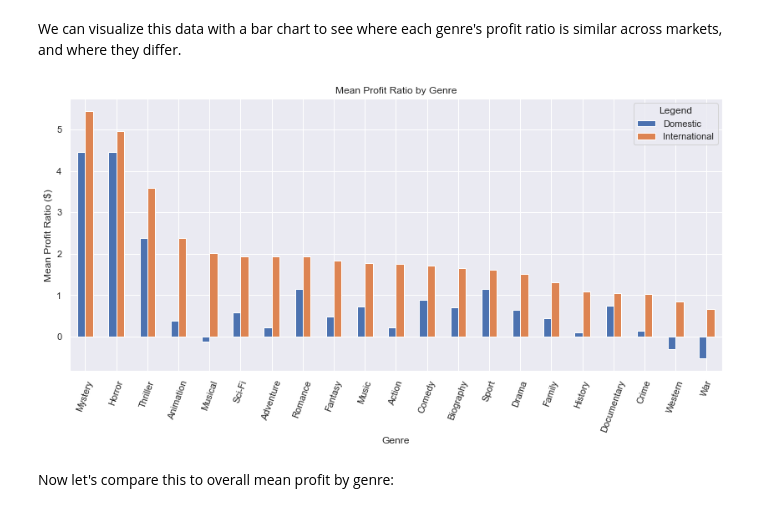
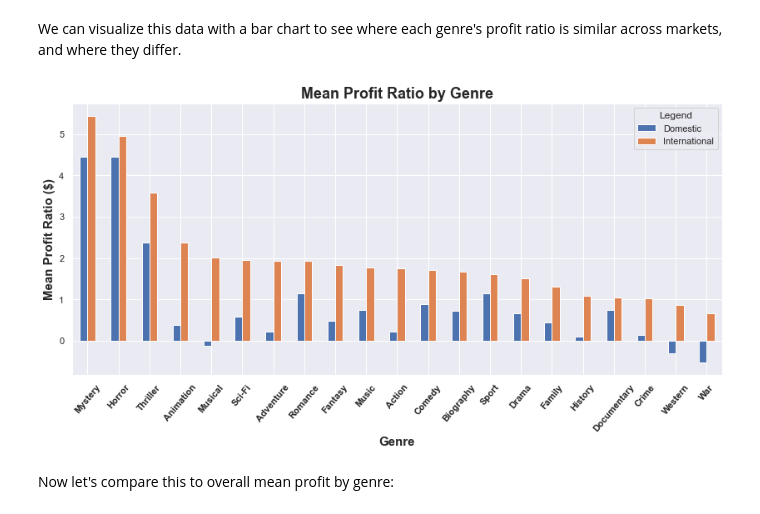
Before and after one commit to emgerber88/Microsoft-Movie-Recommendations, a Jupyter notebook: Phase_1_Project_Scratch_Work.ipynb, the cells around one changed output. Saved outputs shown, nothing was run; the diff lists cells and outputs as text; code cells hidden in the pictures.

```diff
--- a/Phase_1_Project_Scratch_Work.ipynb
+++ b/Phase_1_Project_Scratch_Work.ipynb
@@ -472,19 +472,19 @@ We can visualize this data with a bar chart to see where each genre's profit rat
 # %%
 fig, ax = plt.subplots(figsize = (14, 6))
 
 # create barplots for mean profit ratio of each genre
 ratios_by_genre.sort_values(by = 'international_profit_ratio', ascending = False).plot(kind = 'bar', ax = ax)
 
 # create labels, axes, and title for graph
-ax.set_xlabel('Genre')
-ax.set_ylabel('Mean Profit Ratio ($)')
-ax.set_title('Mean Profit Ratio by Genre')
-plt.xticks(rotation=70)
+ax.set_xlabel('Genre', fontsize = 15, weight = 'bold')
+ax.set_ylabel('Mean Profit Ratio ($)', fontsize = 15, weight = 'bold')
+ax.set_title('Mean Profit Ratio by Genre', fontsize = 18, weight = 'bold')
 plt.legend(title = 'Legend', loc = 'upper right', labels = ['Domestic', 'International'])
+plt.xticks(rotation=50, weight = 'bold')
 
 plt.show();
 # %% [output]
-[figure, old version]
+[figure, new version]
 # %% [markdown]
 Now let's compare this to overall mean profit by genre:
 # %%
```
Also changed, not shown: parts of 8 cells of this notebook, 6 other files.
